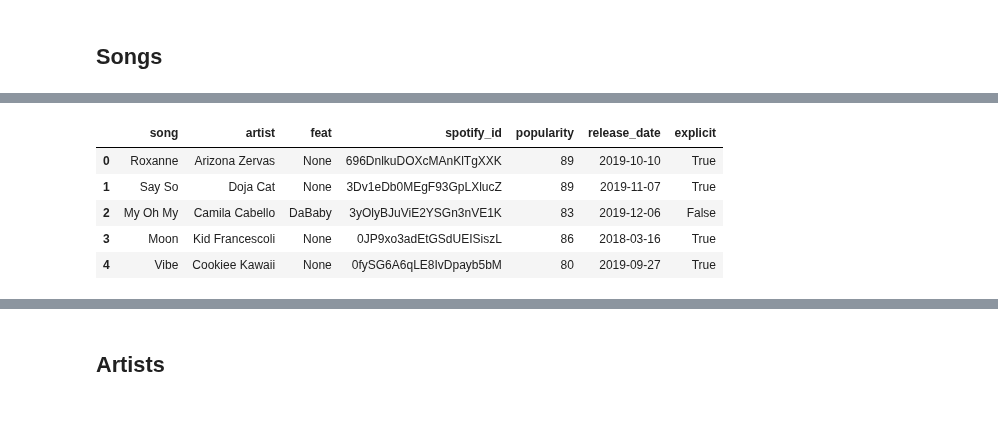
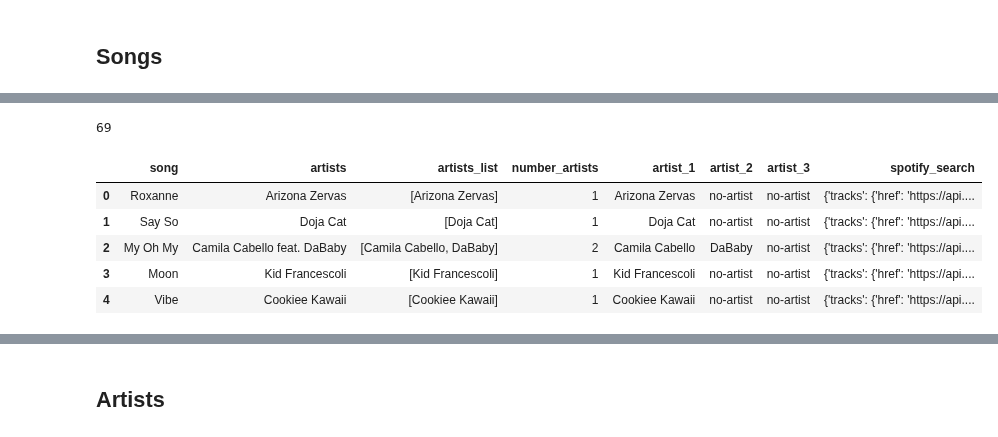
Before and after one commit to gabrielanakasato/ironhack-daft, a Jupyter notebook: proj/w04-05-project-03-04/proj03-tiktok-viral-songs-spotify-lastfm.ipynb, the cells around one changed output, grey strips where cells are left out. Cells and saved outputs as stored; diff of their text form; code cells hidden in the pictures.

```diff
--- a/proj/w04-05-project-03-04/proj03-tiktok-viral-songs-spotify-lastfm.ipynb
+++ b/proj/w04-05-project-03-04/proj03-tiktok-viral-songs-spotify-lastfm.ipynb
@@ -91,0 +70,3 @@ popsugar_df_raw = popsugar_df.copy()
+# %%
+df_base['artists_list'] = [re.split(',* and |, * | [Ff]eat. ', artists.strip()) for artists in df_base.artists]
+df_base['number_artists'] = df_base.artists_list.apply(len)
@@ -91,0 +81,4 @@ popsugar_df_raw = popsugar_df.copy()
+# %%
+df_base['artist_1'] = df_base.artists_list.apply(lambda x : x[0] if len(x) >= 1 else 'no-artist')
+df_base['artist_2'] = df_base.artists_list.apply(lambda x : x[1] if len(x) >= 2 else 'no-artist')
+df_base['artist_3'] = df_base.artists_list.apply(lambda x : x[2] if len(x) == 3 else 'no-artist')
@@ -131,3 +142,3 @@ sp = spotipy.Spotify(client_credentials_manager=cc_manager)
 # %%
 # Search in the API wrapper
-spotify_search = [sp.search(q=song, type='track') for song in popsugar_df['song']]
+spotify_songs = [sp.search(q=df_base.iloc[index, 0], type='track', limit=50) for index in tqdm(df_base.index)]
@@ -146,9 +145,15 @@ popsugar_df['explicit'] = [track['tracks']['items'][0]['explicit'] if len(track[
+# %%
+len(spotify_songs)
+# %% [output]
+69
+# %%
+df_base['spotify_search'] = spotify_songs
 # %%
-popsugar_df.head()
+df_base.head()
 # %% [output]
-|  | song | artist | feat | spotify_id | popularity | release_date | explicit |
-| 0 | Roxanne | Arizona Zervas | None | 696DnlkuDOXcMAnKlTgXXK | 89 | 2019-10-10 | True |
-| 1 | Say So | Doja Cat | None | 3Dv1eDb0MEgF93GpLXlucZ | 89 | 2019-11-07 | True |
-| 2 | My Oh My | Camila Cabello | DaBaby | 3yOlyBJuViE2YSGn3nVE1K | 83 | 2019-12-06 | False |
-| 3 | Moon | Kid Francescoli | None | 0JP9xo3adEtGSdUEISiszL | 86 | 2018-03-16 | True |
-| 4 | Vibe | Cookiee Kawaii | None | 0fySG6A6qLE8IvDpayb5bM | 80 | 2019-09-27 | True |
+|  | song | artists | artists_list | number_artists | artist_1 | artist_2 | artist_3 | spotify_search |
+| 0 | Roxanne | Arizona Zervas | [Arizona Zervas] | 1 | Arizona Zervas | no-artist | no-artist | {'tracks': {'href': 'https://api.... |
+| 1 | Say So | Doja Cat | [Doja Cat] | 1 | Doja Cat | no-artist | no-artist | {'tracks': {'href': 'https://api.... |
+| 2 | My Oh My | Camila Cabello feat. DaBaby | [Camila Cabello, DaBaby] | 2 | Camila Cabello | DaBaby | no-artist | {'tracks': {'href': 'https://api.... |
+| 3 | Moon | Kid Francescoli | [Kid Francescoli] | 1 | Kid Francescoli | no-artist | no-artist | {'tracks': {'href': 'https://api.... |
+| 4 | Vibe | Cookiee Kawaii | [Cookiee Kawaii] | 1 | Cookiee Kawaii | no-artist | no-artist | {'tracks': {'href': 'https://api.... |
```
Also changed, not shown: parts of 78 cells of this notebook.
